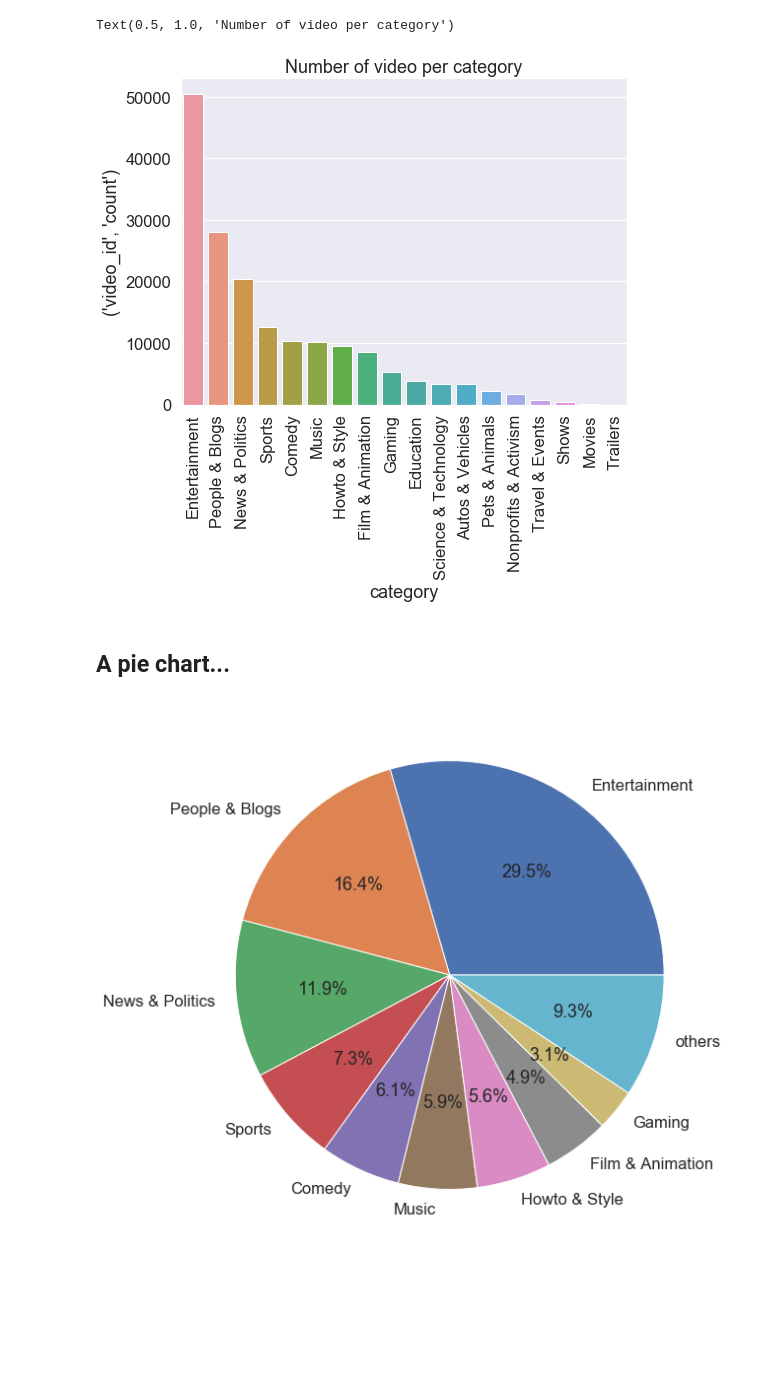
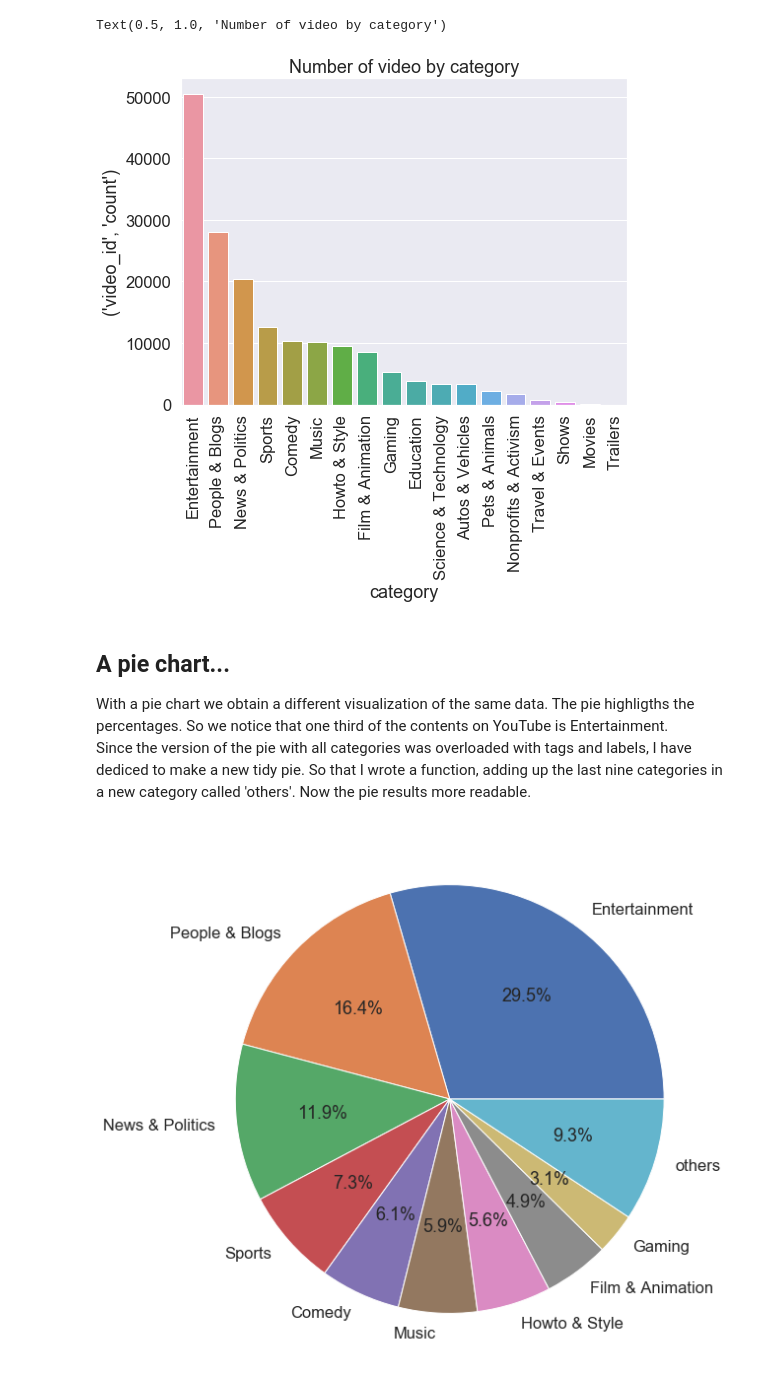
Before and after one commit to chrideki/youtube_trending, a Jupyter notebook: youtube.ipynb, the cells around one changed output. Saved outputs shown, nothing was run; the diff lists cells and outputs as text; code cells hidden in the pictures; blank space fills up the shorter version.

Commit message:
final version for presentation

```diff
--- a/youtube.ipynb
+++ b/youtube.ipynb
@@ -12,38 +21,3 @@ filename2 = 'dataframe_all_timestamps.csv'
 
 df = pd.read_csv('../youtube/dataframe.csv')
 df_all_timestamps = pd.read_csv('../youtube/dataframe_all_timestamps.csv')
-# %%
-# makes new columns by taking the logarithm of the views, likes,
-#dislikes and comment_count to compress the scale for easier graphing
-
-import numpy as np
-df.loc[:,'log_views'] = np.log(df.loc[:,'views']+1)
-df.loc[:,'log_likes'] = np.log(df.loc[:,'likes']+1)
-df.loc[:,'log_dislikes'] = np.log(df.loc[:,'dislikes']+1)
-df.loc[:,'log_comment_count'] = np.log(df.loc[:,'comment_count']+1)
-
-#show all columns
-pd.set_option('display.max_columns', 100)
-# %%
-def stringify(row):
-    return str(row['publish_date']) + ' ' + str(row['publish_time'])
-
-df_all_timestamps.loc[:,'string_date_time'] = \
-                            df_all_timestamps.apply(stringify, axis=1)
-
-df_all_timestamps.loc[:,'publish_timestamp'] = \
-                pd.to_datetime(df_all_timestamps['string_date_time'],
-                                infer_datetime_format=True,
-                                errors='coerce')
-
-df_all_timestamps = df_all_timestamps.drop('string_date_time', axis=1)
-
-#make a new column in df called 'publish_timestamp'
-#that is a datetime object
-
-df.loc[:,'string_date_time'] = df.apply(stringify, axis=1)
-df.loc[:,'publish_timestamp'] = \
-                pd.to_datetime(df['string_date_time'],
-                                infer_datetime_format=True,
-                                errors='coerce')
-df = df.drop('string_date_time', axis=1)
@@ -105,18 +30,20 @@ memory usage: 44.5+ MB
 # %%
 df1 = df.groupby(['category']).agg({'video_id':['count']})
 df1 = df1.sort_values(('video_id', 'count'), ascending = False)
 df1 = df1.reset_index()
 fig = plt.figure(figsize=(8,6))
 ax = fig.gca()
 sns.barplot(x = 'category', y = ('video_id', 'count'), data = df1)
 plt.xticks(rotation=90)
 sns.set(font_scale=1.5)
-ax.set_title('Number of video per category')
+ax.set_title('Number of video by category')
 # %% [output]
-Text(0.5, 1.0, 'Number of video per category')
+Text(0.5, 1.0, 'Number of video by category')
-[figure, old version]
+[figure, new version]
-# %% [markdown]
-## A pie chart...
+# %% [markdown]
+## A pie chart...
+With a pie chart we obtain a different visualization of the same data. The pie highligths the percentages. So we notice that one third of the contents on YouTube is Entertainment.
+Since the version of the pie with all categories was overloaded with tags and labels, I have dediced to make a new tidy pie. So that I wrote a function, adding up the last nine categories in a new category called 'others'. Now the pie results more readable.
 # %%
 def other_in_pie(size, label):
     new_size = []
```
Also changed, not shown: parts of 32 cells of this notebook, 2 other files.
